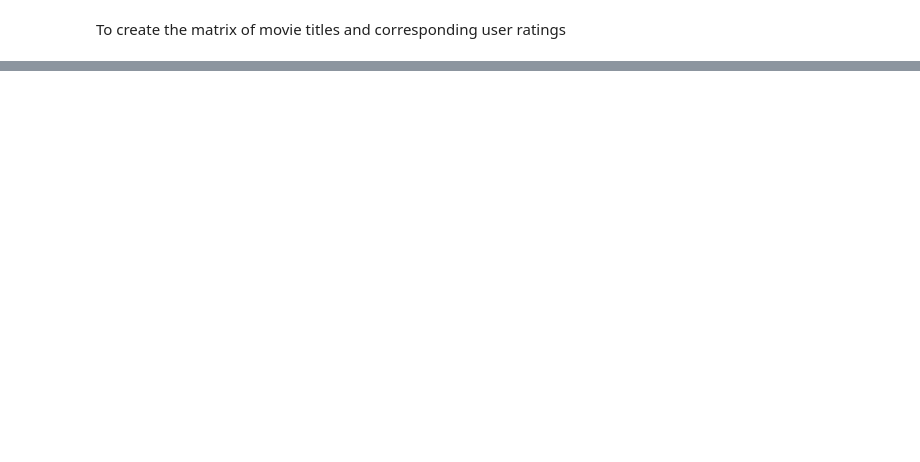
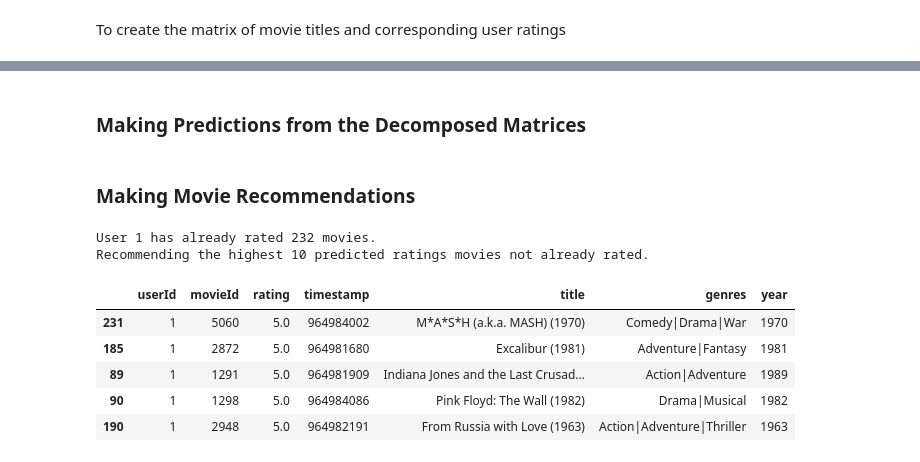
Before and after one commit to Fatema/web-technology, a Jupyter notebook: melon.ipynb, the cells around one changed output, grey strips where cells are left out. Cells and saved outputs as stored; diff of their text form; code cells hidden in the pictures; blank space fills up the shorter version.

Commit message:
added two recommendation algorithm
started implementing the recommendation algorithms

```diff
--- a/melon.ipynb
+++ b/melon.ipynb
@@ -115,0 +339,3 @@ corr_forrest_gump.head()
+# %%
+from scipy.sparse.linalg import svds
+U, sigma, Vt = svds(R_demeaned, k = 50)
@@ -115,0 +344,50 @@ corr_forrest_gump.head()
+# %%
+sigma = np.diag(sigma)
+# %% [markdown]
+### Making Predictions from the Decomposed Matrices
+# %%
+all_user_predicted_ratings = np.dot(np.dot(U, sigma), Vt) + user_ratings_mean.reshape(-1, 1)
+preds_df = pd.DataFrame(all_user_predicted_ratings, columns = R_df.columns)
+# %% [markdown]
+### Making Movie Recommendations
+# %%
+def recommend_movies(predictions_df, userID, movies_df, original_ratings_df, num_recommendations=5):
+
+    # Get and sort the user's predictions
+    user_row_number = userID - 1 # UserID starts at 1, not 0
+    sorted_user_predictions = predictions_df.iloc[user_row_number].sort_values(ascending=False)
+
+    # Get the user's data and merge in the movie information.
+    user_data = original_ratings_df[original_ratings_df.userId == (userID)]
+    user_full = (user_data.merge(movies_df, how = 'left', left_on = 'movieId', right_on = 'movieId').
+                     sort_values(['rating'], ascending=False)
+                 )
+
+    print('User {0} has already rated {1} movies.'.format(userID, user_full.shape[0]))
+    print('Recommending the highest {0} predicted ratings movies not already rated.'.format(num_recommendations))
+
+    # Recommend the highest predicted rating movies that the user hasn't seen yet.
+    recommendations = (movies_df[~movies_df['movieId'].isin(user_full['movieId'])].
+         merge(pd.DataFrame(sorted_user_predictions).reset_index(), how = 'left',
+               left_on = 'movieId',
+               right_on = 'movieId').
+         rename(columns = {user_row_number: 'Predictions'}).
+         sort_values('Predictions', ascending = False).
+                       iloc[:num_recommendations, :-1]
+                      )
+
+    return user_full, recommendations
+
+already_rated, predictions = recommend_movies(preds_df, 1, movies, ratings, 10)
+# %% [output]
+User 1 has already rated 232 movies.
+Recommending the highest 10 predicted ratings movies not already rated.
+# %%
+already_rated.head()
+# %% [output]
+|  | userId | movieId | rating | timestamp | title | genres | year |
+| 231 | 1 | 5060 | 5.0 | 964984002 | M*A*S*H (a.k.a. MASH) (1970) | Comedy|Drama|War | 1970 |
+| 185 | 1 | 2872 | 5.0 | 964981680 | Excalibur (1981) | Adventure|Fantasy | 1981 |
+| 89 | 1 | 1291 | 5.0 | 964981909 | Indiana Jones and the Last Crusad... | Action|Adventure | 1989 |
+| 90 | 1 | 1298 | 5.0 | 964984086 | Pink Floyd: The Wall (1982) | Drama|Musical | 1982 |
+| 190 | 1 | 2948 | 5.0 | 964982191 | From Russia with Love (1963) | Action|Adventure|Thriller | 1963 |
```
Also changed, not shown: parts of 48 cells of this notebook, 9 other files.
